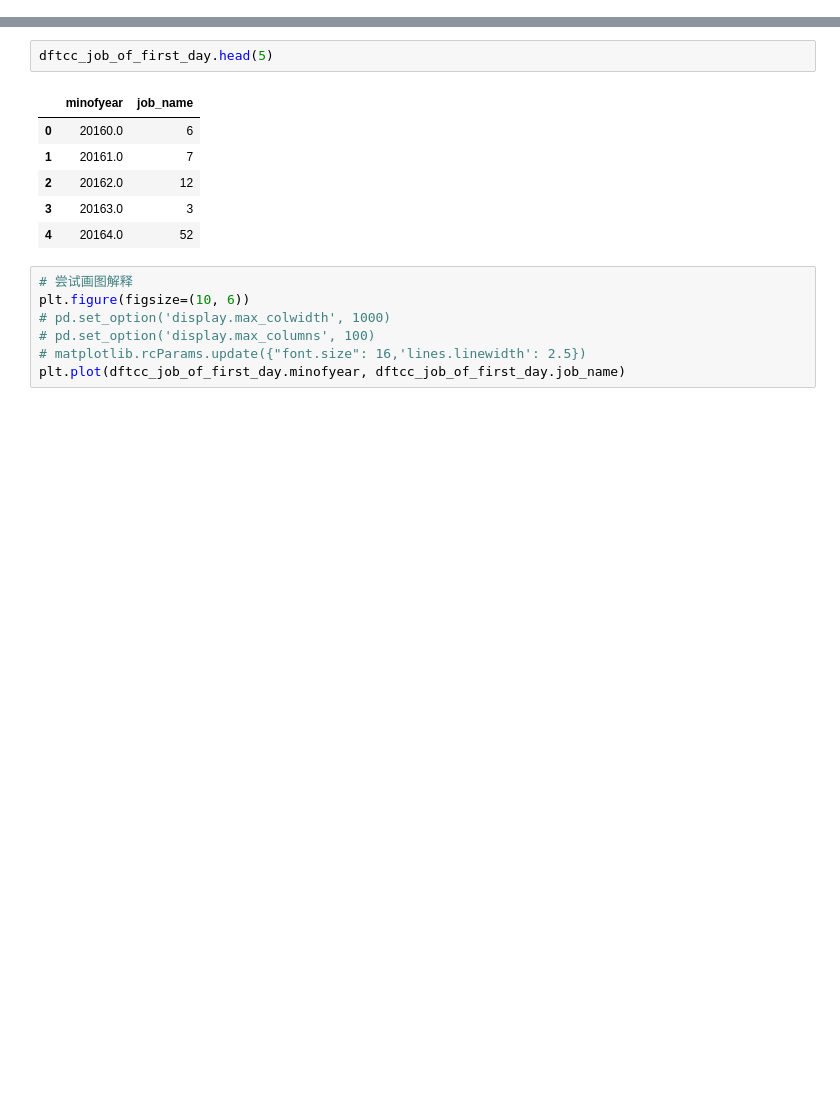
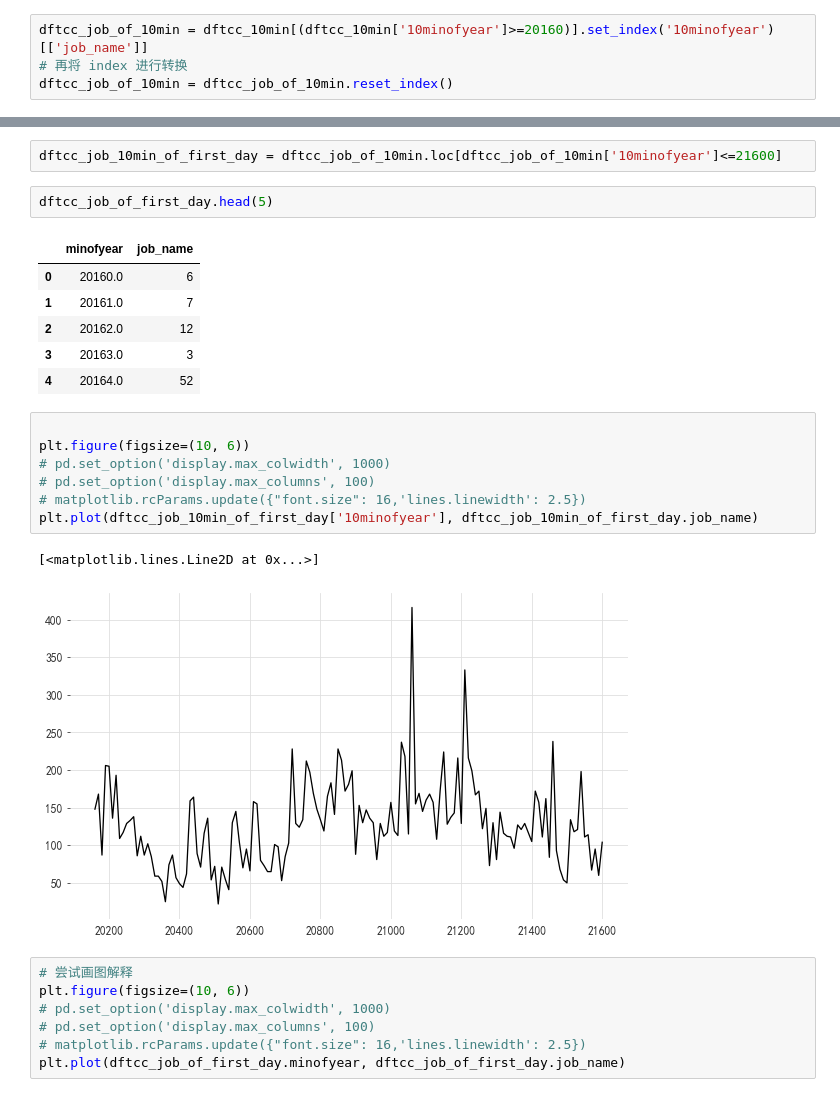
Before and after one commit to lizonglingo/clusterdate-trace-alibaba, a Jupyter notebook: gpu_claster/darts/time_forecasting.ipynb, the cells around one changed output, grey strips where cells are left out. Saved outputs shown, nothing was run; the diff lists cells and outputs as text; blank space fills up the shorter version.

```diff
--- a/gpu_claster/darts/time_forecasting.ipynb
+++ b/gpu_claster/darts/time_forecasting.ipynb
@@ -199,3 +267,7 @@ plt.plot(dftcc.minofyear, dftcc.job_name)
 dftcc_job_of_min = dftcc[(dftcc.minofyear>=20160)].set_index('minofyear')[['job_name']]
 # 再将 index 进行转换
 dftcc_job_of_min = dftcc_job_of_min.reset_index()
+# %%
+dftcc_job_of_10min = dftcc_10min[(dftcc_10min['10minofyear']>=20160)].set_index('10minofyear')[['job_name']]
+# 再将 index 进行转换
+dftcc_job_of_10min = dftcc_job_of_10min.reset_index()
@@ -216,3 +299,5 @@ dftcc_job_of_first_day = dftcc_job_of_min.loc[dftcc_job_of_min['minofyear']<=216
+# %%
+dftcc_job_10min_of_first_day = dftcc_job_of_10min.loc[dftcc_job_of_10min['10minofyear']<=21600]
 # %%
 dftcc_job_of_first_day.head(5)
 # %% [output]
@@ -222,6 +307,16 @@ dftcc_job_of_first_day.head(5)
 | 2 | 20162.0 | 12 |
 | 3 | 20163.0 | 3 |
 | 4 | 20164.0 | 52 |
+# %%
+
+plt.figure(figsize=(10, 6))
+# pd.set_option('display.max_colwidth', 1000)
+# pd.set_option('display.max_columns', 100)
+# matplotlib.rcParams.update({"font.size": 16,'lines.linewidth': 2.5})
+plt.plot(dftcc_job_10min_of_first_day['10minofyear'], dftcc_job_10min_of_first_day.job_name)
+# %% [output]
+[<matplotlib.lines.Line2D at 0x...>]
+[figure, added]
 # %%
 # 尝试画图解释
 plt.figure(figsize=(10, 6))
```
Also changed, not shown: parts of 11 cells of this notebook.
